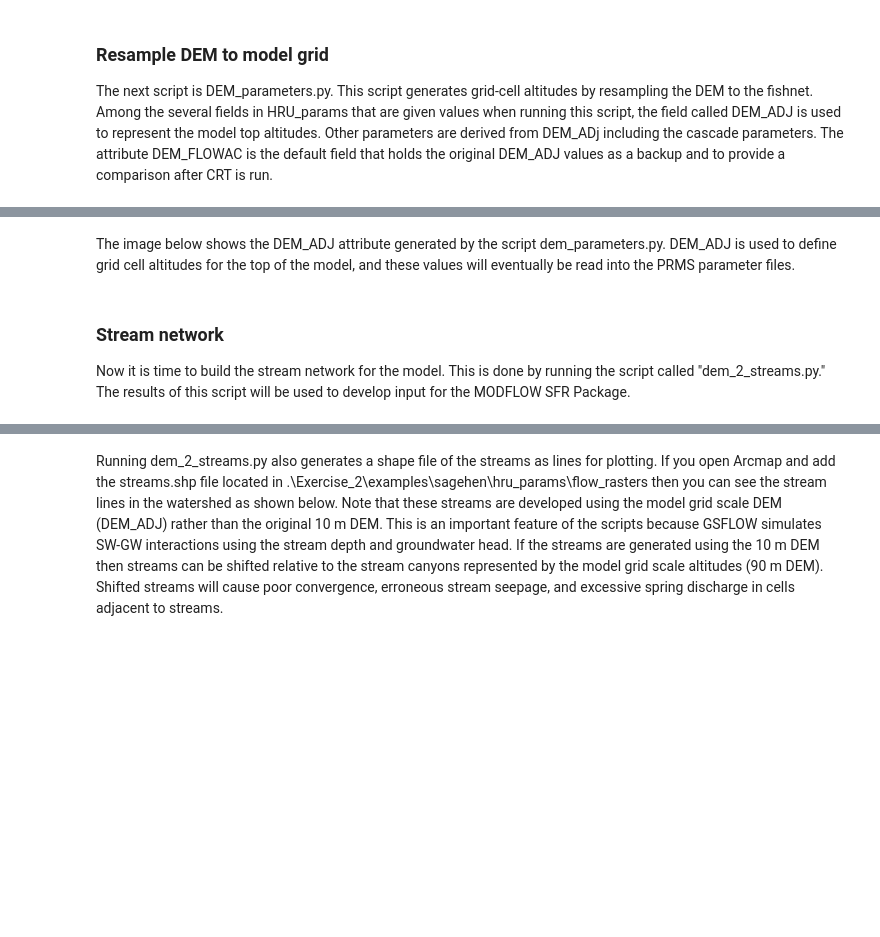
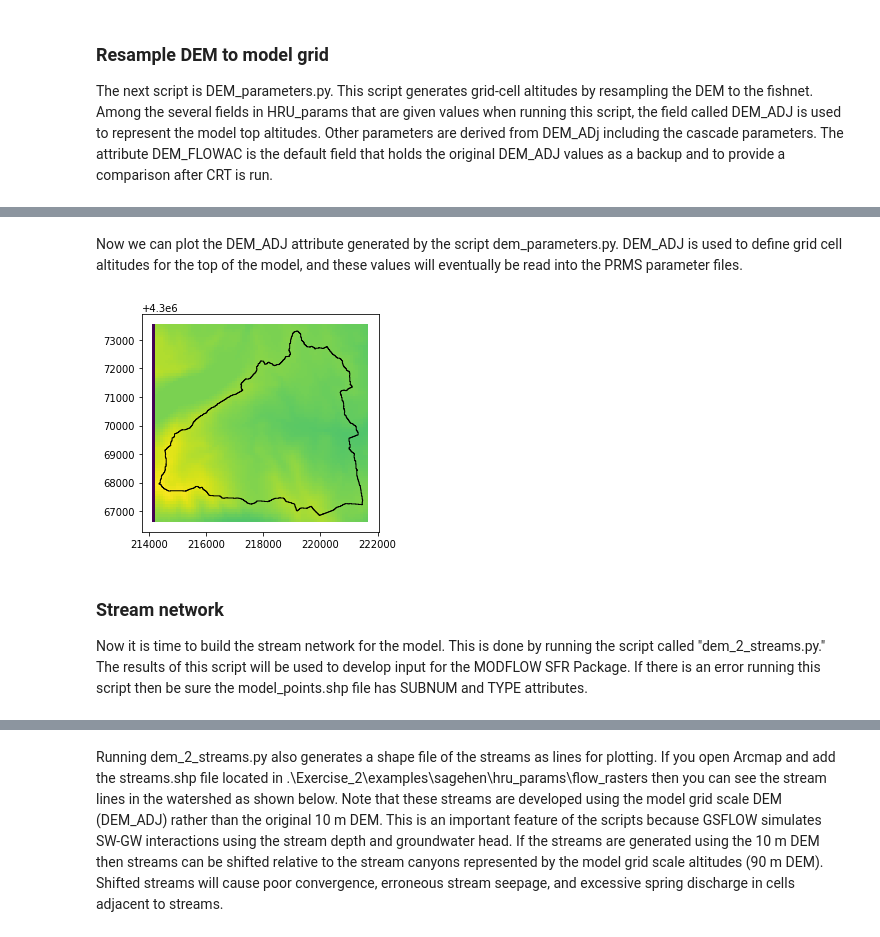
Before and after one commit to rniswon/gsflowID2447_classrepo, a Jupyter notebook: exercises/saghen_prms/notebook/gsflow_sagehen.ipynb, the cells around one changed output, grey strips where cells are left out. Drawn from its saved outputs; the diff is of its cells as text; code cells hidden in the pictures; blank space fills up the shorter version.

```diff
--- a/exercises/saghen_prms/notebook/gsflow_sagehen.ipynb
+++ b/exercises/saghen_prms/notebook/gsflow_sagehen.ipynb
@@ -112,18 +118,20 @@ os.system(cmd)
 # %% [markdown]
-The image below shows the DEM_ADJ attribute generated by the script dem_parameters.py. DEM_ADJ is used to define grid cell altitudes for the top of the model, and these values will eventually be read into the PRMS parameter files.
+Now we can plot the DEM_ADJ attribute generated by the script dem_parameters.py. DEM_ADJ is used to define grid cell altitudes for the top of the model, and these values will eventually be read into the PRMS parameter files.
 # %%
 fig, ax = plt.subplots()
 ax.set_aspect('equal')
 fn1=r"C:\Users\rniswon\Documents\Data\Git\gsflowID2447_classrepo\exercises\saghen_prms\examples\sagehen\shapefiles\watershed_proj.shp"
 fn2=r"C:\Users\rniswon\Documents\Data\Git\gsflowID2447_classrepo\exercises\saghen_prms\examples\sagehen\hru_params\hru_params.shp"
 boundary=geopandas.read_file(fn1)
-gage=geopandas.read_file(fn2)
-gage.plot(column="MEDIAN",ax=ax,color='none', edgecolor='black', linewidth=1.0)
+top=geopandas.read_file(fn2)
+top.plot(column="DEM_ADJ",ax=ax)
 boundary.plot(ax=ax,color='none', edgecolor='black', linewidth=1.0)
 plt.show()
+# %% [output]
+[figure, added]
 # %% [markdown]
 ### Stream network
-Now it is time to build the stream network for the model. This is done by running the script called "dem_2_streams.py." The results of this script will be used to develop input for the MODFLOW SFR Package.
+Now it is time to build the stream network for the model. This is done by running the script called "dem_2_streams.py." The results of this script will be used to develop input for the MODFLOW SFR Package. If there is an error running this script then be sure the model_points.shp file has SUBNUM and TYPE attributes.
 # %%
 script = r"dem_2_streams.py"
 
```
Also changed, not shown: parts of 7 cells of this notebook, 3 other files.
